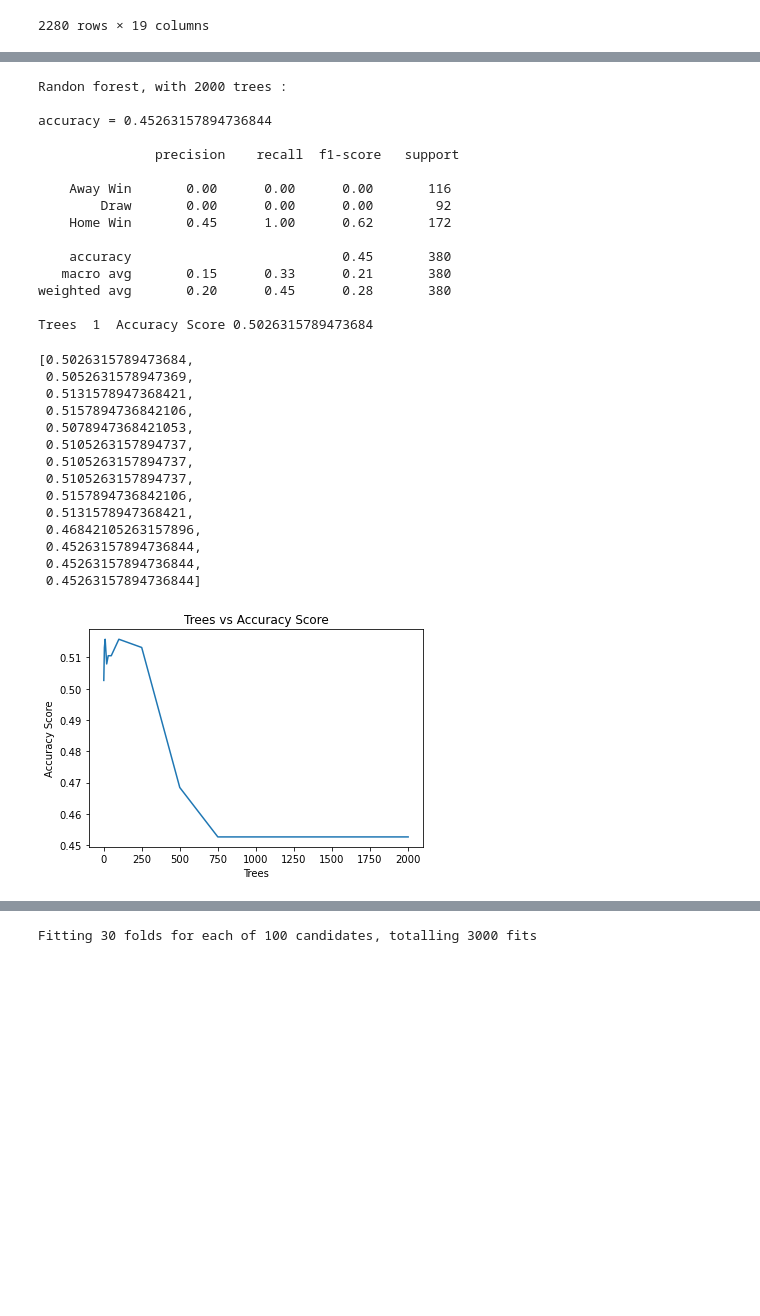
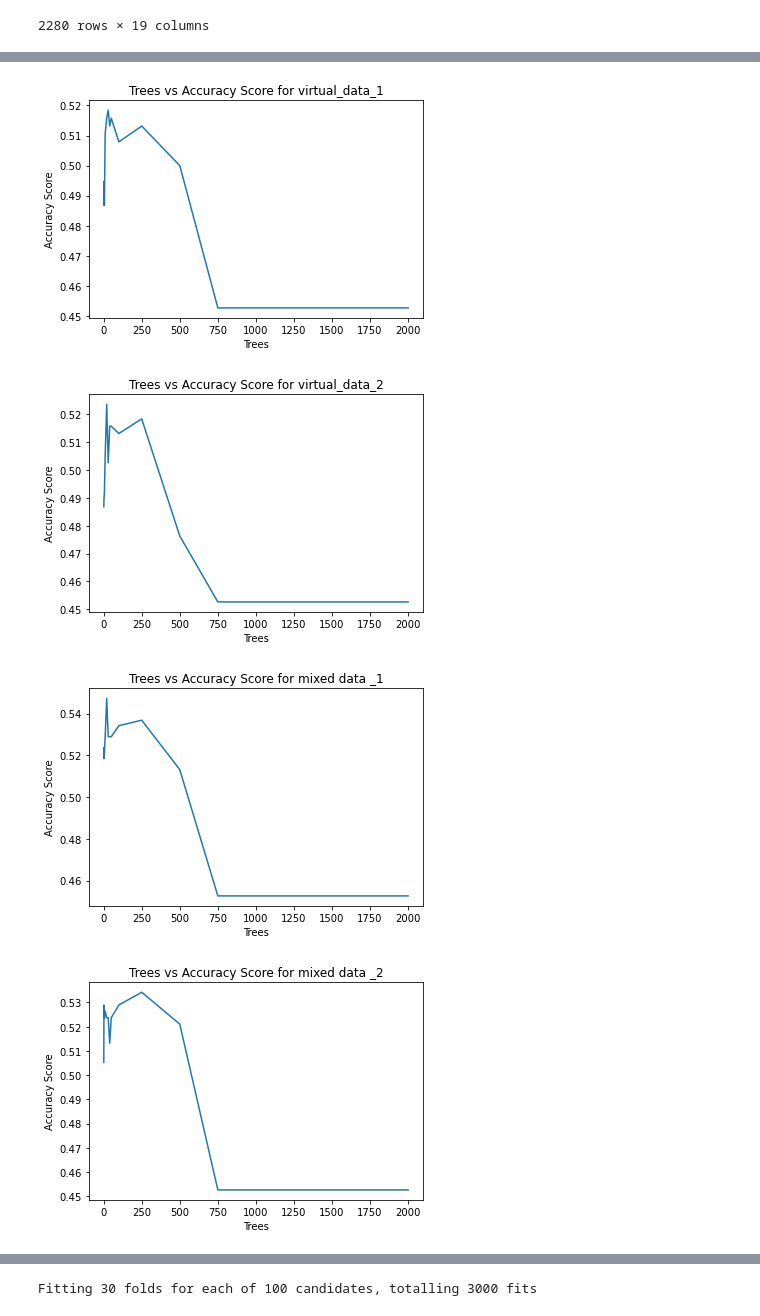
Before and after one commit to OranHoward/Football-Predictions, a Jupyter notebook: Project_classification.ipynb, the cells around one changed output, grey strips where cells are left out. Cells and saved outputs as stored; diff of their text form; code cells hidden in the pictures; blank space fills up the shorter version.

```diff
--- a/Project_classification.ipynb
+++ b/Project_classification.ipynb
@@ -19,7 +19,7 @@ from sklearn import preprocessing
 from sklearn.preprocessing import Normalizer
 
 # read in the file
-fifa_results_final = pd.read_csv('fifa_results_final_elo.csv')
+fifa_results_final = pd.read_csv('Final_data/fifa_results_final_elo.csv')
 fifa_results_final = fifa_results_final.drop(fifa_results_final.columns[[0]], axis=1)
 # sort the values by ID so they are in order of first date to last
 fifa_results_final.sort_values(by=['ID'], inplace=True)
@@ -172,8 +208,8 @@ home_team_name_class = class_encoded[0]
 away_team_name_class = class_encoded[1]
 # %%
 # classification - random forest
-
-def random_forest(X_train, X_test, Y_train, Y_test):
+# iterate through different number of trees to see what gives us the best accuracy
+def random_forest(X_train, X_test, Y_train, Y_test, label):
     tree_accuracy_scores = []
     trees = [1, 2, 5, 10, 20, 30, 40, 50, 100, 250, 500, 750, 1000, 2000]
     for i in trees: # For each value in list
@@ -192,9 +228,36 @@ def random_forest(X_train, X_test, Y_train, Y_test):
     plt.plot(trees, tree_accuracy_scores)
     plt.ylabel('Accuracy Score')
     plt.xlabel('Trees')
-    plt.title('Trees vs Accuracy Score')
+    plt.title('Trees vs Accuracy Score' + str(label))
 
-        return tree_accuracy_scores
+    return max(tree_accuracy_scores)
 
-random_forest(X_train_classification,X_test_classification,Y_train_classification,Y_test_classification)
+# call the random forest function with each set of data
+print('Max Tree Accuacy Scores for all datasets:\n')
+
+tree_scores = []
+
+random_forest_virtual_data_1 = random_forest(X_train_virtual_data_1,X_test_virtual_data_1,Y_train_virtual_data_1,Y_test_virtual_data_1,' for virtual_data_1')
+random_forest_virtual_data_2 = random_forest(X_train_virtual_data_2,X_test_virtual_data_2,Y_train_virtual_data_2,Y_test_virtual_data_2,' for virtual_data_2')
+print('\nMax Tree Accuacy Scores for virtual_data_1:\n',random_forest_virtual_data_1)
+print('\nMax Tree Accuacy Scores for virtual_data_2:\n',random_forest_virtual_data_2)
+
+tree_scores.append(random_forest_virtual_data_1)
+tree_scores.append(random_forest_virtual_data_2)
+
+random_forest_mixed_data_1 = random_forest(X_train_mixed_data_1,X_test_mixed_data_1,Y_train_mixed_data_1,Y_test_mixed_data_1,' for mixed data _1')
+random_forest_mixed_data_2 = random_forest(X_train_mixed_data_2,X_test_mixed_data_2,Y_train_mixed_data_2,Y_test_mixed_data_2,' for mixed data _2')
+print('Max Tree Accuacy Scores for mixed_data_1:\n',random_forest_mixed_data_1)
+print('\nMax Tree Accuacy Scores for mixed_data_2:\n',random_forest_mixed_data_2)
+
+tree_scores.append(random_forest_mixed_data_1)
+tree_scores.append(random_forest_mixed_data_2)
+
+random_forest_real_data_1 = random_forest(X_train_real_data_1,X_test_real_data_1,Y_train_real_data_1,Y_test_real_data_1,' for real_data_1')
+random_forest_real_data_2 = random_forest(X_train_real_data_2,X_test_real_data_2,Y_train_real_data_2,Y_test_real_data_2,' for real_data_1')
+print('\nMax Tree Accuacy Scores for real_data_1:\n',random_forest_real_data_1)
+print('\nMax Tree Accuacy Scores for real_data_2:\n',random_forest_real_data_2)
+
+tree_scores.append(random_forest_real_data_1)
+tree_scores.append(random_forest_real_data_2)
 # %% [output]
@@ -335,30 +283,4 @@ weighted avg       0.20      0.45      0.28       380
-Randon forest, with 2000 trees :
-
-accuracy = 0.45263157894736844
-
-               precision    recall  f1-score   support
-
-    Away Win       0.00      0.00      0.00       116
-        Draw       0.00      0.00      0.00        92
-    Home Win       0.45      1.00      0.62       172
-
-    accuracy                           0.45       380
-   macro avg       0.15      0.33      0.21       380
-weighted avg       0.20      0.45      0.28       380
-
-Trees  1  Accuracy Score 0.5026315789473684
-[0.5026315789473684,
- 0.5052631578947369,
- 0.5131578947368421,
- 0.5157894736842106,
- 0.5078947368421053,
- 0.5105263157894737,
- 0.5105263157894737,
- 0.5105263157894737,
- 0.5157894736842106,
- 0.5131578947368421,
- 0.46842105263157896,
- 0.45263157894736844,
- 0.45263157894736844,
- 0.45263157894736844]
-[figure, old version]
+[figure, new version]
+[figure, added]
+[figure, added]
+[figure, added]
```
Also changed, not shown: parts of 21 cells of this notebook.
